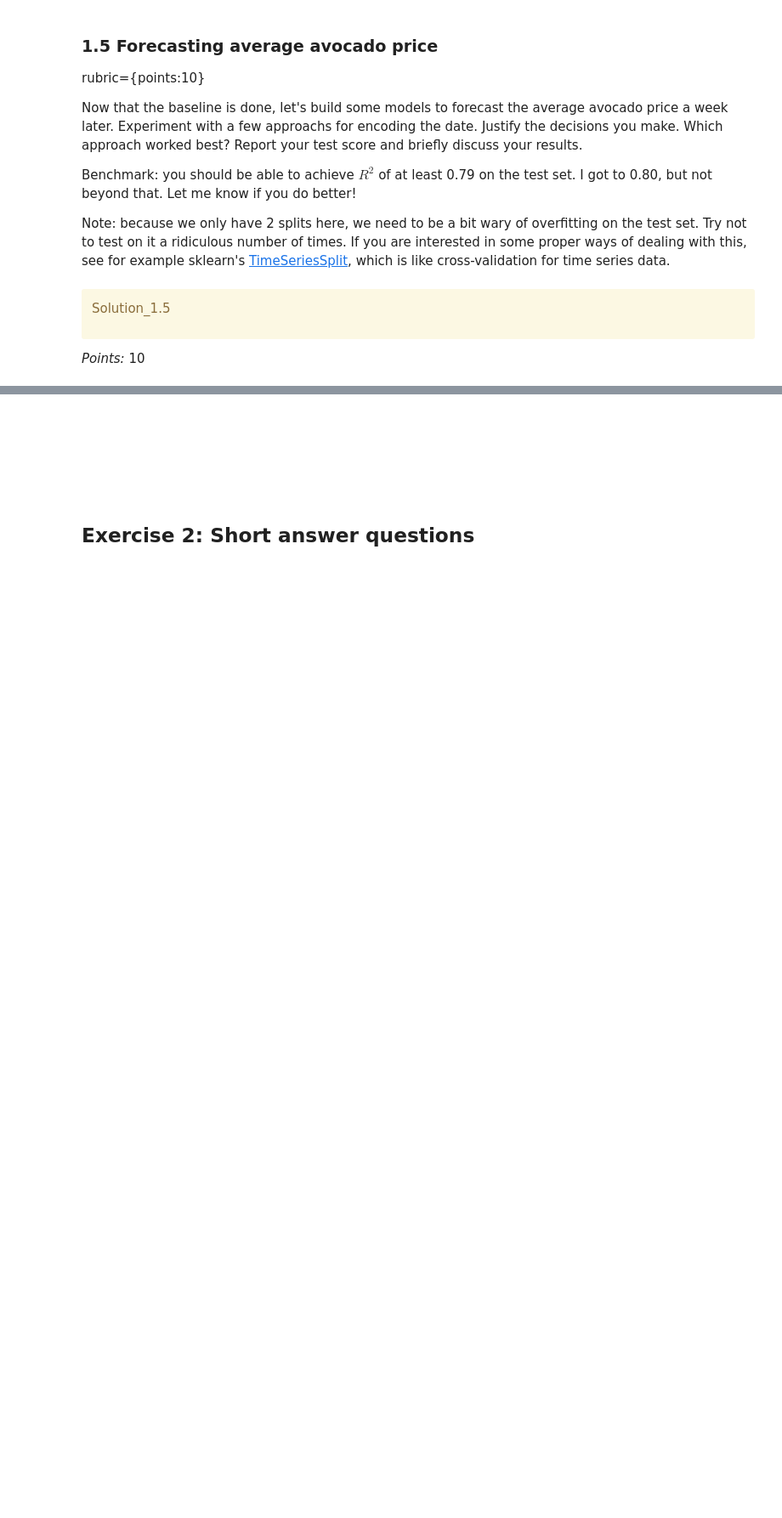
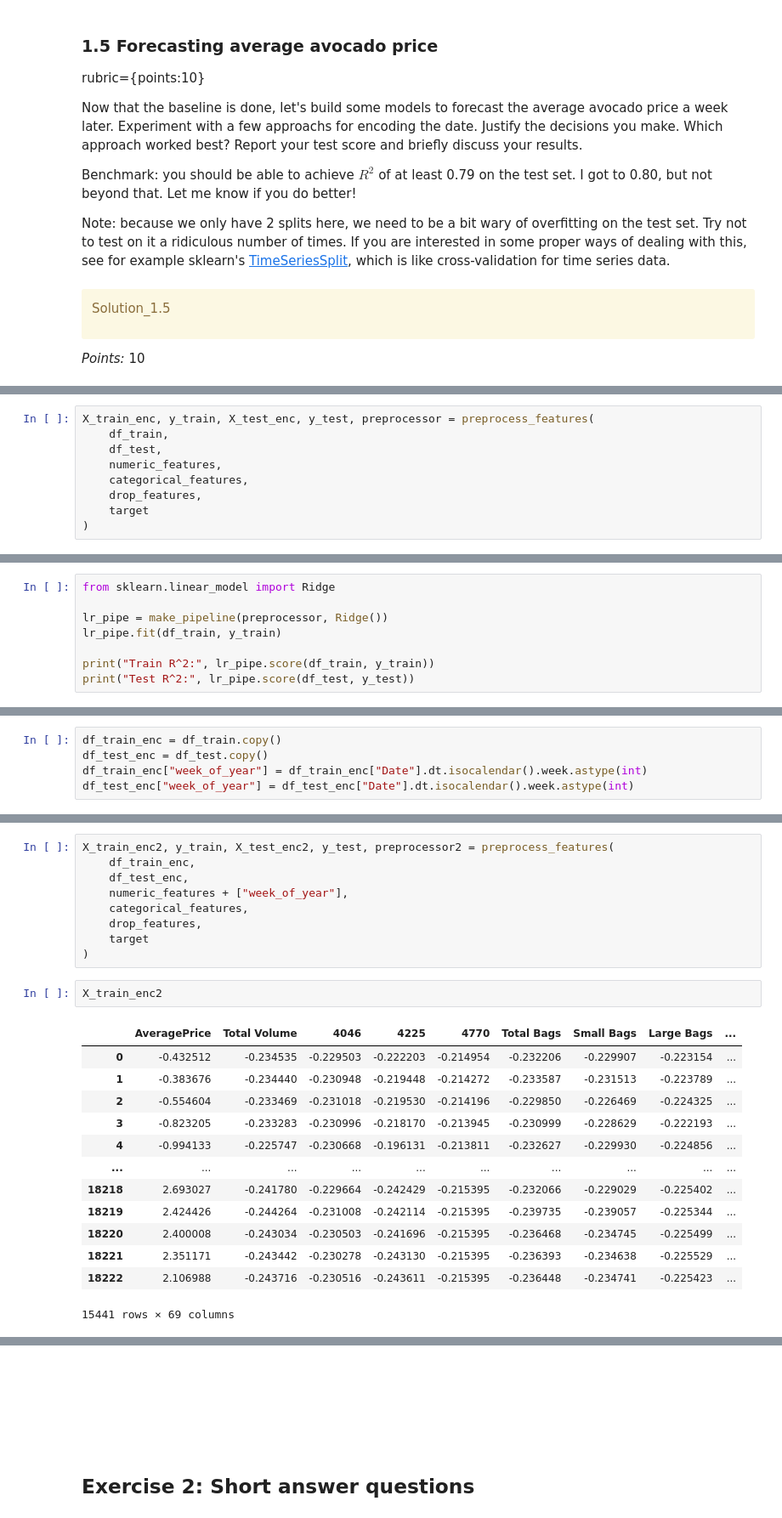
Before and after one commit to Lorax6/hw8, a Jupyter notebook: hw8.ipynb, the cells around one changed output, grey strips where cells are left out. Shown at 85% size. Saved outputs shown, nothing was run; the diff lists cells and outputs as text; blank space fills up the shorter version.

```diff
--- a/hw8.ipynb
+++ b/hw8.ipynb
@@ -519,0 +550,9 @@ _Type your answer here, replacing this text._
+# %%
+X_train_enc, y_train, X_test_enc, y_test, preprocessor = preprocess_features(
+    df_train,
+    df_test,
+    numeric_features,
+    categorical_features,
+    drop_features,
+    target
+)
@@ -519,0 +571,8 @@ _Type your answer here, replacing this text._
+# %%
+from sklearn.linear_model import Ridge
+
+lr_pipe = make_pipeline(preprocessor, Ridge())
+lr_pipe.fit(df_train, y_train)
+
+print("Train R^2:", lr_pipe.score(df_train, y_train))
+print("Test R^2:", lr_pipe.score(df_test, y_test))
@@ -519,0 +587,5 @@ _Type your answer here, replacing this text._
+# %%
+df_train_enc = df_train.copy()
+df_test_enc = df_test.copy()
+df_train_enc["week_of_year"] = df_train_enc["Date"].dt.isocalendar().week.astype(int)
+df_test_enc["week_of_year"] = df_test_enc["Date"].dt.isocalendar().week.astype(int)
@@ -519,0 +610,25 @@ _Type your answer here, replacing this text._
+# %%
+X_train_enc2, y_train, X_test_enc2, y_test, preprocessor2 = preprocess_features(
+    df_train_enc,
+    df_test_enc,
+    numeric_features + ["week_of_year"],
+    categorical_features,
+    drop_features,
+    target
+)
+# %%
+X_train_enc2
+# %% [output]
+|  | AveragePrice | Total Volume | 4046 | 4225 | 4770 | Total Bags | Small Bags | Large Bags | ... |
+| 0 | -0.432512 | -0.234535 | -0.229503 | -0.222203 | -0.214954 | -0.232206 | -0.229907 | -0.223154 | ... |
+| 1 | -0.383676 | -0.234440 | -0.230948 | -0.219448 | -0.214272 | -0.233587 | -0.231513 | -0.223789 | ... |
+| 2 | -0.554604 | -0.233469 | -0.231018 | -0.219530 | -0.214196 | -0.229850 | -0.226469 | -0.224325 | ... |
+| 3 | -0.823205 | -0.233283 | -0.230996 | -0.218170 | -0.213945 | -0.230999 | -0.228629 | -0.222193 | ... |
+| 4 | -0.994133 | -0.225747 | -0.230668 | -0.196131 | -0.213811 | -0.232627 | -0.229930 | -0.224856 | ... |
+| ... | ... | ... | ... | ... | ... | ... | ... | ... | ... |
+| 18218 | 2.693027 | -0.241780 | -0.229664 | -0.242429 | -0.215395 | -0.232066 | -0.229029 | -0.225402 | ... |
+| 18219 | 2.424426 | -0.244264 | -0.231008 | -0.242114 | -0.215395 | -0.239735 | -0.239057 | -0.225344 | ... |
+| 18220 | 2.400008 | -0.243034 | -0.230503 | -0.241696 | -0.215395 | -0.236468 | -0.234745 | -0.225499 | ... |
+| 18221 | 2.351171 | -0.243442 | -0.230278 | -0.243130 | -0.215395 | -0.236393 | -0.234638 | -0.225529 | ... |
+| 18222 | 2.106988 | -0.243716 | -0.230516 | -0.243611 | -0.215395 | -0.236448 | -0.234741 | -0.225423 | ... |
+15441 rows × 69 columns
```
Also changed, not shown: parts of 48 cells of this notebook.
